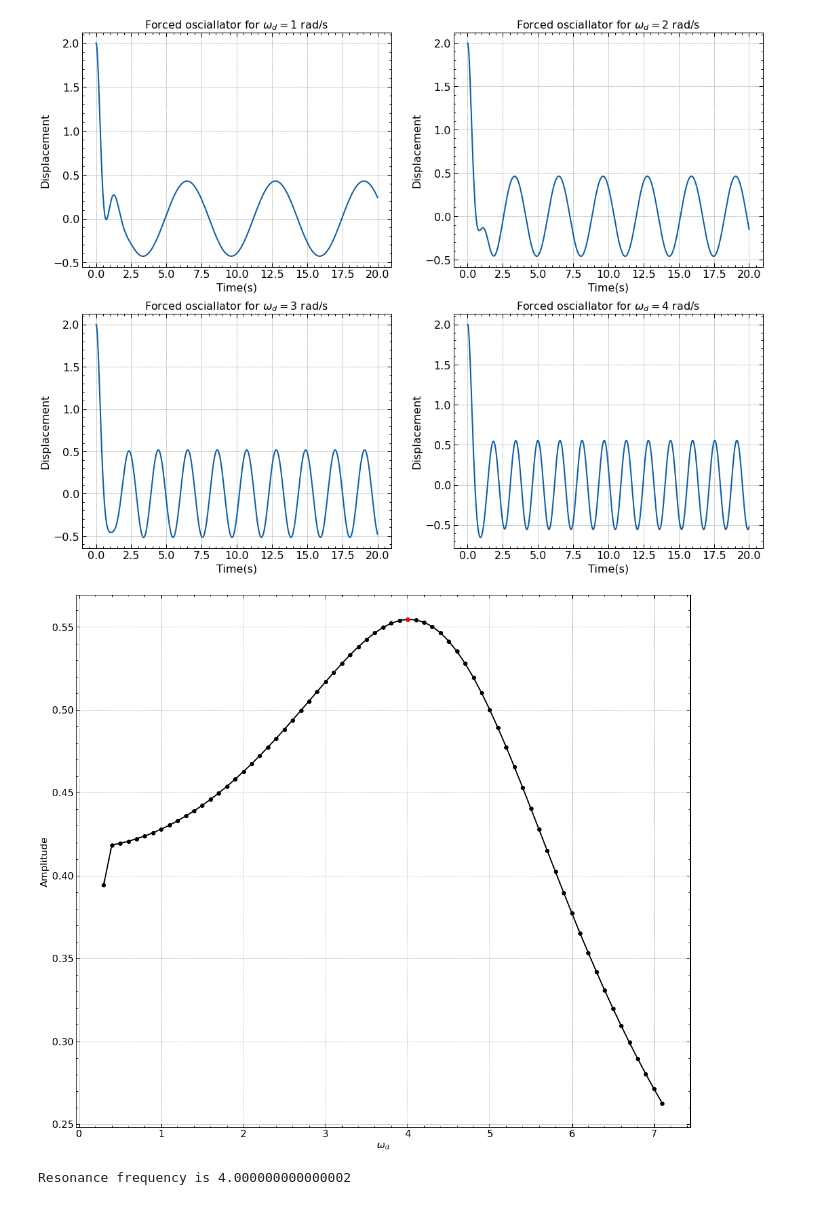
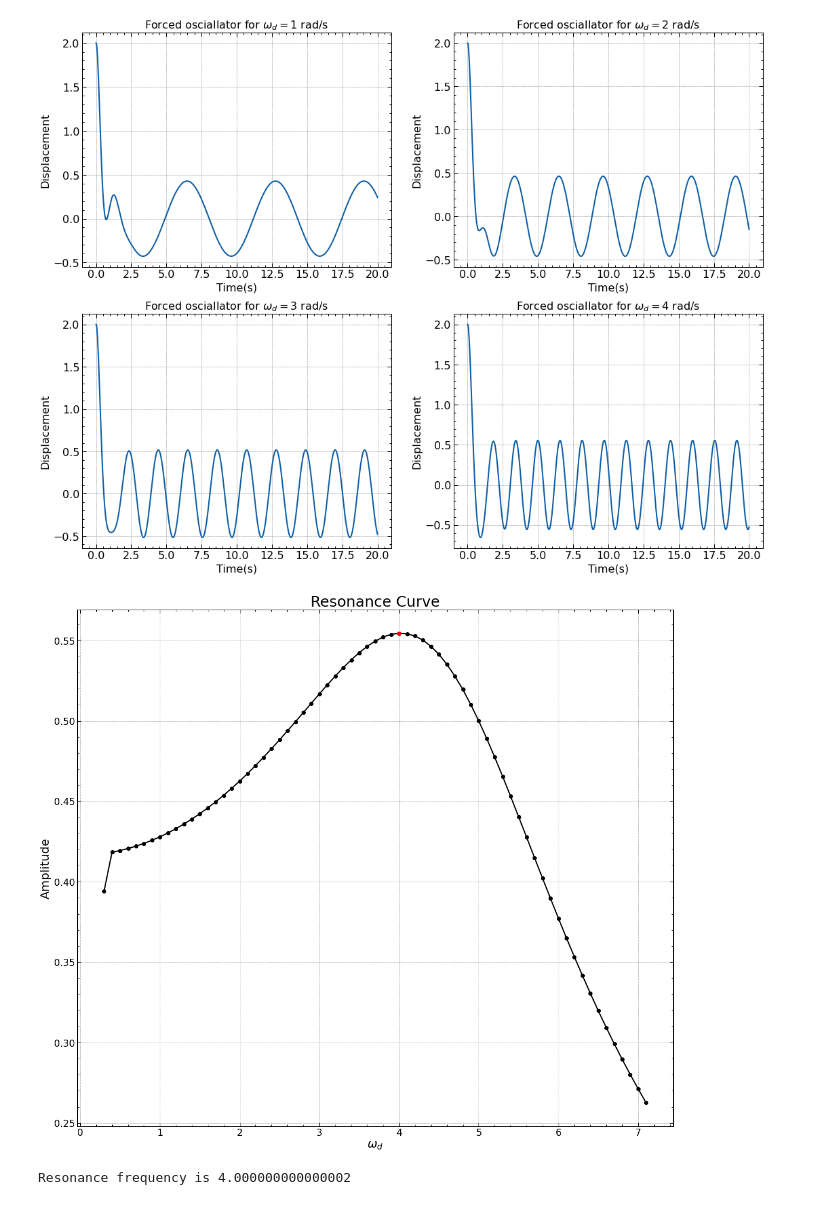
Before and after one commit to Souvik-0612/UnderGrad, a Jupyter notebook: Forced oscillator.ipynb, the cells around one changed output. Saved outputs shown, nothing was run; the diff lists cells and outputs as text; code cells hidden in the pictures.

```diff
--- a/Forced oscillator.ipynb
+++ b/Forced oscillator.ipynb
@@ -47,27 +48,28 @@ plt.show()
 # %%
 n = 1 + (tf - t)/h
 
 w_d = 0.2
 
 WD = []
 Res = []
 
 while (w_d <= 7):
     w_d += 0.1
     WD.append(w_d)
     tim, dis = Forced_Oscillator(t, x, v, tf,h ,b , w, f_d, w_d)
     Res.append(max(dis[-int(n/2):]))
 
 #Index of max of Res
 MI = Res.index(max(Res))
 
 plt.figure(figsize=(18, 16))
+plt.title("Resonance Curve", size = 25)
 plt.plot(WD, Res, "-ko")
-plt.xlabel(r"$\omega_d$")
-plt.ylabel(r"Amplitude")
+plt.xlabel(r"$\omega_d$", size = 20)
+plt.ylabel(r"Amplitude", size = 20)
 plt.plot(WD[MI], max(Res),"ro")
 plt.show()
 print("Resonance frequency is",WD[MI])
 # %% [output]
-[figure, old version]
+[figure, new version]
 Resonance frequency is 4.000000000000002
```
Also changed, not shown: parts of 3 cells of this notebook.
